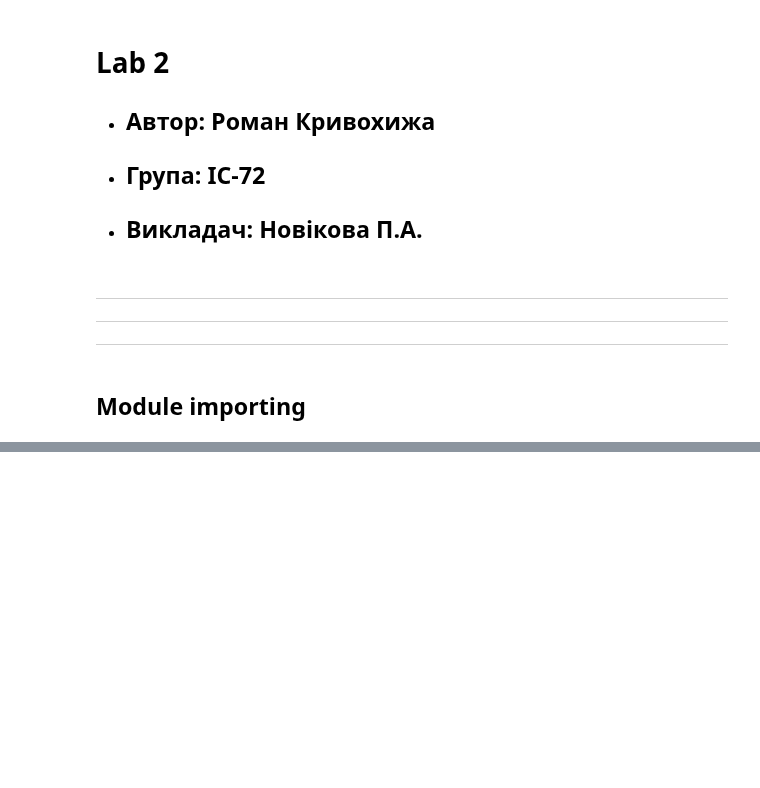
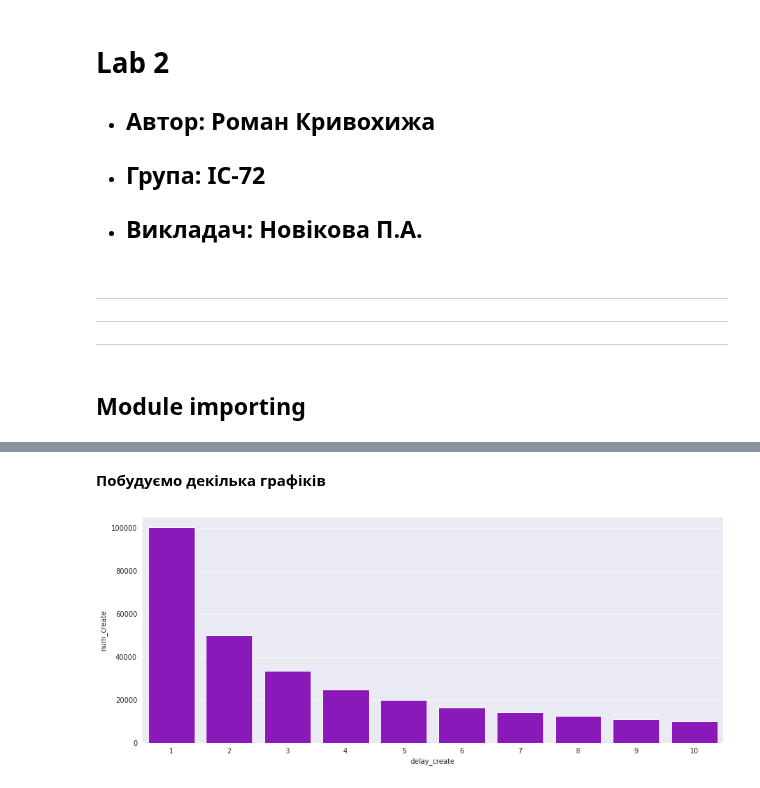
Before and after one commit to kryvokhyzha/examples-and-courses, a Jupyter notebook: System_Modeling/Lab2/imitation_algorithms.ipynb, the cells around one changed output, grey strips where cells are left out. Saved outputs shown, nothing was run; the diff lists cells and outputs as text; code cells hidden in the pictures; blank space fills up the shorter version.

```diff
--- a/System_Modeling/Lab2/imitation_algorithms.ipynb
+++ b/System_Modeling/Lab2/imitation_algorithms.ipynb
@@ -16,0 +18,3 @@ import pandas as pd
+# %%
+sns.set_style('darkgrid')
+%matplotlib inline
@@ -244,0 +282,25 @@ df
+# %%
+n_param = 10
+
+delay0_list = list(range(1, n_param+1))
+delay1_list = list(range(1, n_param+1))
+maxQ_list = list(range(1, n_param+1))
+
+time_modeling = 100000
+
+np.random.shuffle(delay0_list)
+np.random.shuffle(delay1_list)
+np.random.shuffle(maxQ_list)
+
+df = pd.DataFrame()
+rows = []
+
+for i in range(n_param):
+    print(f'{i+1} itteration')
+    model = Model(delay0_list[i], delay1_list[i], maxQ_list[i], print_logs=False)
+    model.simulate(time_modeling)
+    rows.append({'delay_create': delay0_list[i], 'delay_process': delay1_list[i], 'maxqueue': maxQ_list[i], 'time_modeling': model.time_modeling,
+                 'num_create': model.num_create, 'num_process': model.num_process, 'failure': model.failure, 'last_queue_cnt': model.queue,
+                 'l_aver': model.l_aver, 'q_aver': model.q_aver, 'p_fail': model.p_fail})
+    print()
+df = df.append(rows)
@@ -244,0 +325,13 @@ df
+# %% [markdown]
+**Побудуємо декілька графіків**
+# %%
+fig, ax = plt.subplots(1,1, figsize=(15,6))
+
+sns.barplot(x='delay_create', y='num_create', data=df, ax=ax, color='darkviolet')
+
+ax.set_xlabel(u'delay_create')
+# ax.set_xlim(0, 200)
+ax.set_ylabel(u'num_create')
+ax.set_title(u'');
+# %% [output]
+[figure, added]
```
Also changed, not shown: parts of 21 cells of this notebook, 1 other file.
